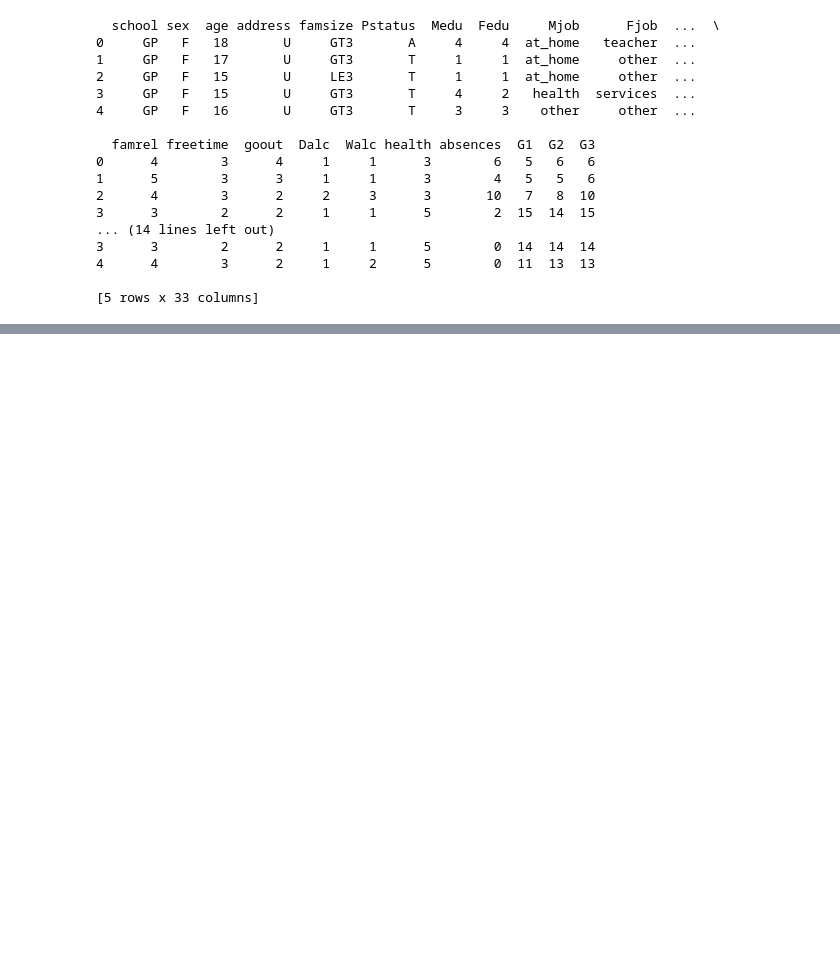
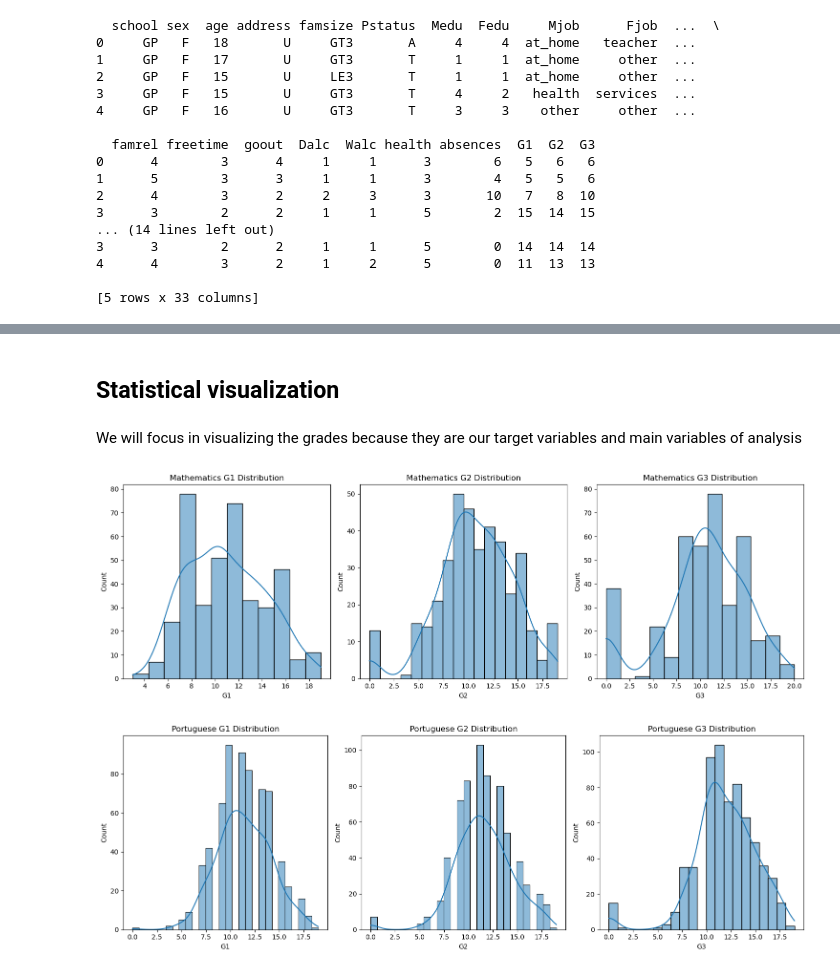
Before and after one commit to MachukaJoy/student-performance-analysis, a Jupyter notebook: analysis.ipynb, the cells around one changed output, grey strips where cells are left out. Drawn from its saved outputs; the diff is of its cells as text; code cells hidden in the pictures; blank space fills up the shorter version.

```diff
--- a/analysis.ipynb
+++ b/analysis.ipynb
@@ -33,0 +113,20 @@ print(df_por.head())
+# %% [markdown]
+## Statistical visualization
+# %% [markdown]
+We will focus in visualizing the grades because they are our target variables and main variables of analysis
+# %%
+# List of grades
+grades = ["G1", "G2", "G3"]
+# %%
+# Creating histograms
+for dataset, subject in [(df_mat, "Mathematics"), (df_por, "Portuguese")]:
+    plt.figure(figsize=(15, 5))
+    for i, grade in enumerate(grades):
+        plt.subplot(1, 3, i+1)
+        sns.histplot(dataset[grade], kde=True)
+        plt.title(f'{subject} {grade} Distribution')
+    plt.tight_layout()
+    plt.show()
+# %% [output]
+[figure, added]
+[figure, added]
```
Also changed, not shown: parts of 28 cells of this notebook, 1 other file.
